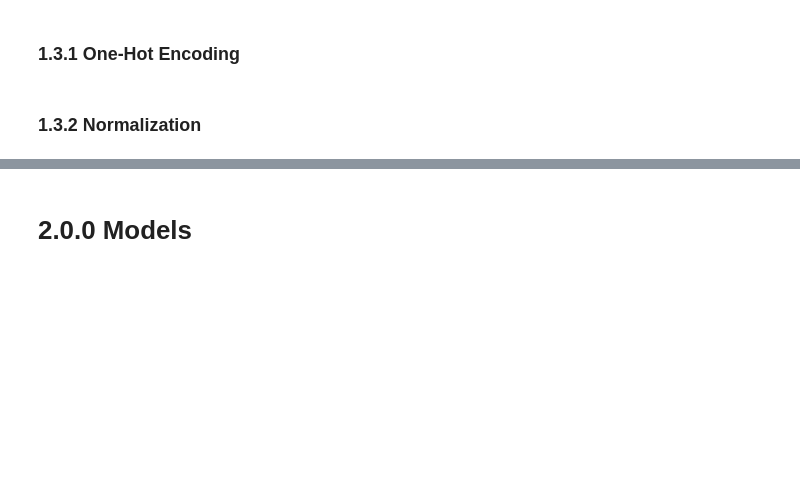
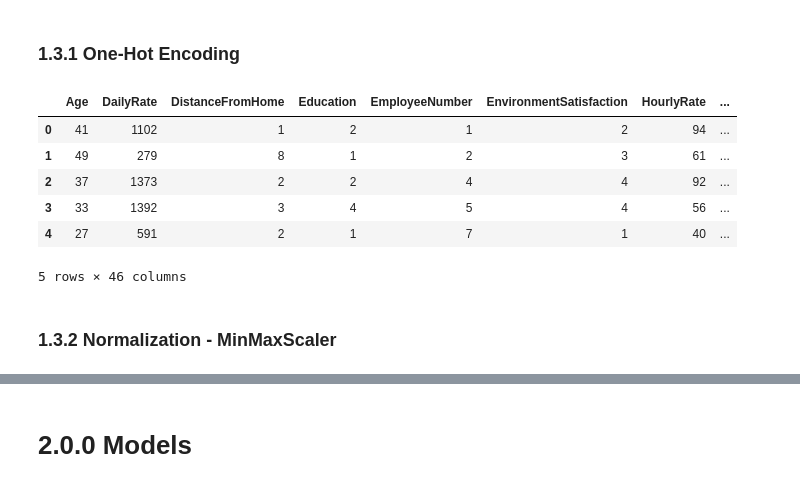
Before and after one commit to yzysnake/Data_Mining_Principles, a Jupyter notebook: Group Project/GroupProject.ipynb, the cells around one changed output, grey strips where cells are left out. Saved outputs shown, nothing was run; the diff lists cells and outputs as text; code cells hidden in the pictures; blank space fills up the shorter version.

```diff
--- a/Group Project/GroupProject.ipynb
+++ b/Group Project/GroupProject.ipynb
@@ -336,5 +336,15 @@ dtype: object
 from projectpreprocessing import one_hot_encode
 # ['Department', 'MaritalStatus', 'Gender', 'JobRole','EducationField', 'Attrition', 'Over18', 'OverTime', 'BusinessTravel'] # Nominal Variables (No Rank)
 df_encoded_nominal = one_hot_encode(df)
+# %%
+df_encoded_nominal.head(5)
+# %% [output]
+|  | Age | DailyRate | DistanceFromHome | Education | EmployeeNumber | EnvironmentSatisfaction | HourlyRate | ... |
+| 0 | 41 | 1102 | 1 | 2 | 1 | 2 | 94 | ... |
+| 1 | 49 | 279 | 8 | 1 | 2 | 3 | 61 | ... |
+| 2 | 37 | 1373 | 2 | 2 | 4 | 4 | 92 | ... |
+| 3 | 33 | 1392 | 3 | 4 | 5 | 4 | 56 | ... |
+| 4 | 27 | 591 | 2 | 1 | 7 | 1 | 40 | ... |
+5 rows × 46 columns
 # %% [markdown]
-### 1.3.2 Normalization
+### 1.3.2 Normalization - MinMaxScaler
```
Also changed, not shown: parts of 3 cells of this notebook, 1 other file.
